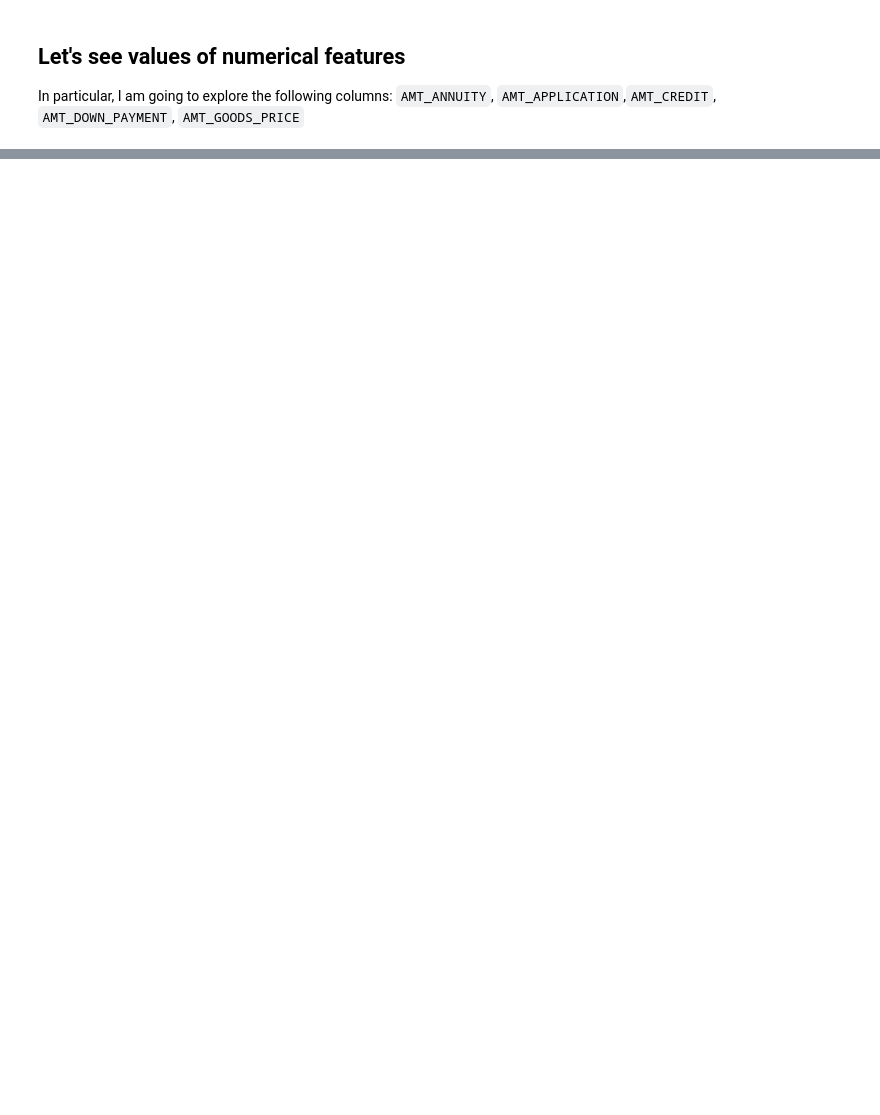
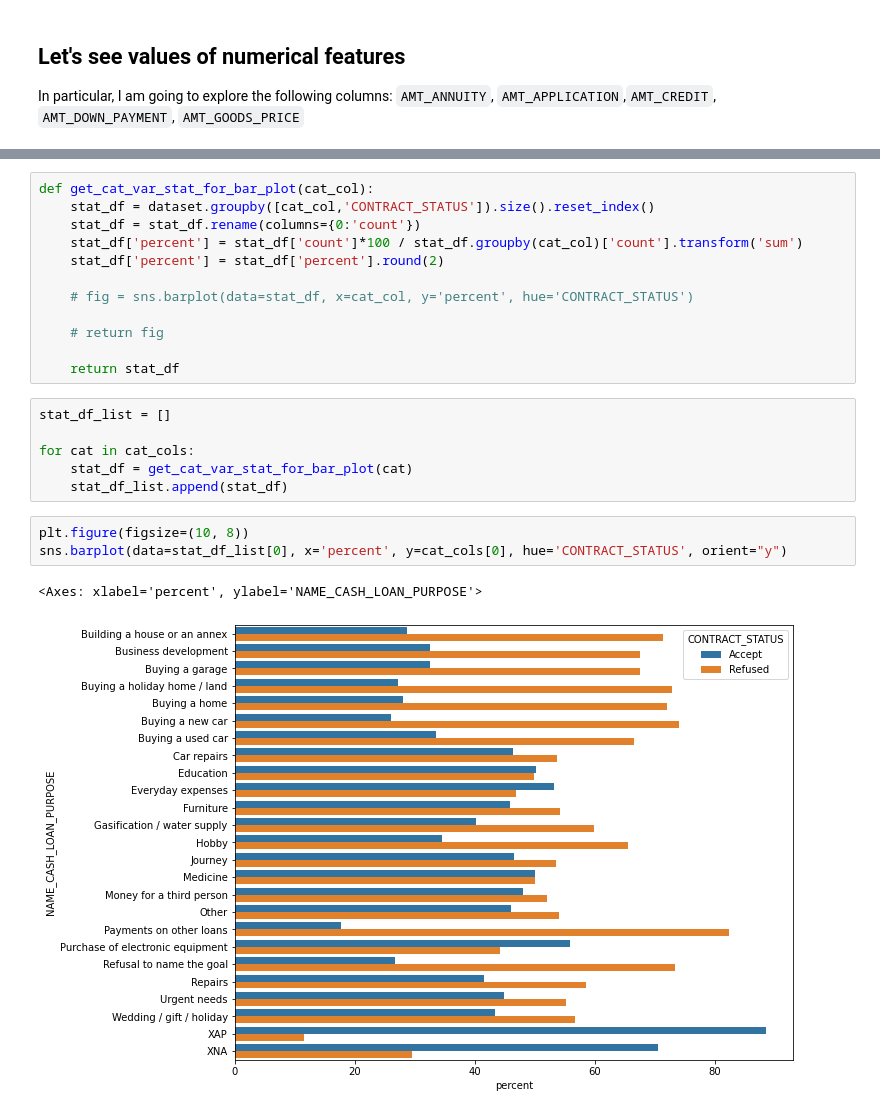
Before and after one commit to oathaha/data-science-portfolio, a Jupyter notebook: Credit-Risk-Analysis/script/visualize-data-loan-grant-prediction.ipynb, the cells around one changed output, grey strips where cells are left out. Saved outputs shown, nothing was run; the diff lists cells and outputs as text; blank space fills up the shorter version.

```diff
--- a/Credit-Risk-Analysis/script/visualize-data-loan-grant-prediction.ipynb
+++ b/Credit-Risk-Analysis/script/visualize-data-loan-grant-prediction.ipynb
@@ -67,0 +104,24 @@ for i, c in enumerate(num_cols):
+# %%
+def get_cat_var_stat_for_bar_plot(cat_col):
+    stat_df = dataset.groupby([cat_col,'CONTRACT_STATUS']).size().reset_index()
+    stat_df = stat_df.rename(columns={0:'count'})
+    stat_df['percent'] = stat_df['count']*100 / stat_df.groupby(cat_col)['count'].transform('sum')
+    stat_df['percent'] = stat_df['percent'].round(2)
+
+    # fig = sns.barplot(data=stat_df, x=cat_col, y='percent', hue='CONTRACT_STATUS')
+
+    # return fig
+
+    return stat_df
+# %%
+stat_df_list = []
+
+for cat in cat_cols:
+    stat_df = get_cat_var_stat_for_bar_plot(cat)
+    stat_df_list.append(stat_df)
+# %%
+plt.figure(figsize=(10, 8))
+sns.barplot(data=stat_df_list[0], x='percent', y=cat_cols[0], hue='CONTRACT_STATUS', orient="y")
+# %% [output]
+<Axes: xlabel='percent', ylabel='NAME_CASH_LOAN_PURPOSE'>
+[figure, added]
```
Also changed, not shown: parts of 31 cells of this notebook, 2 other files.
